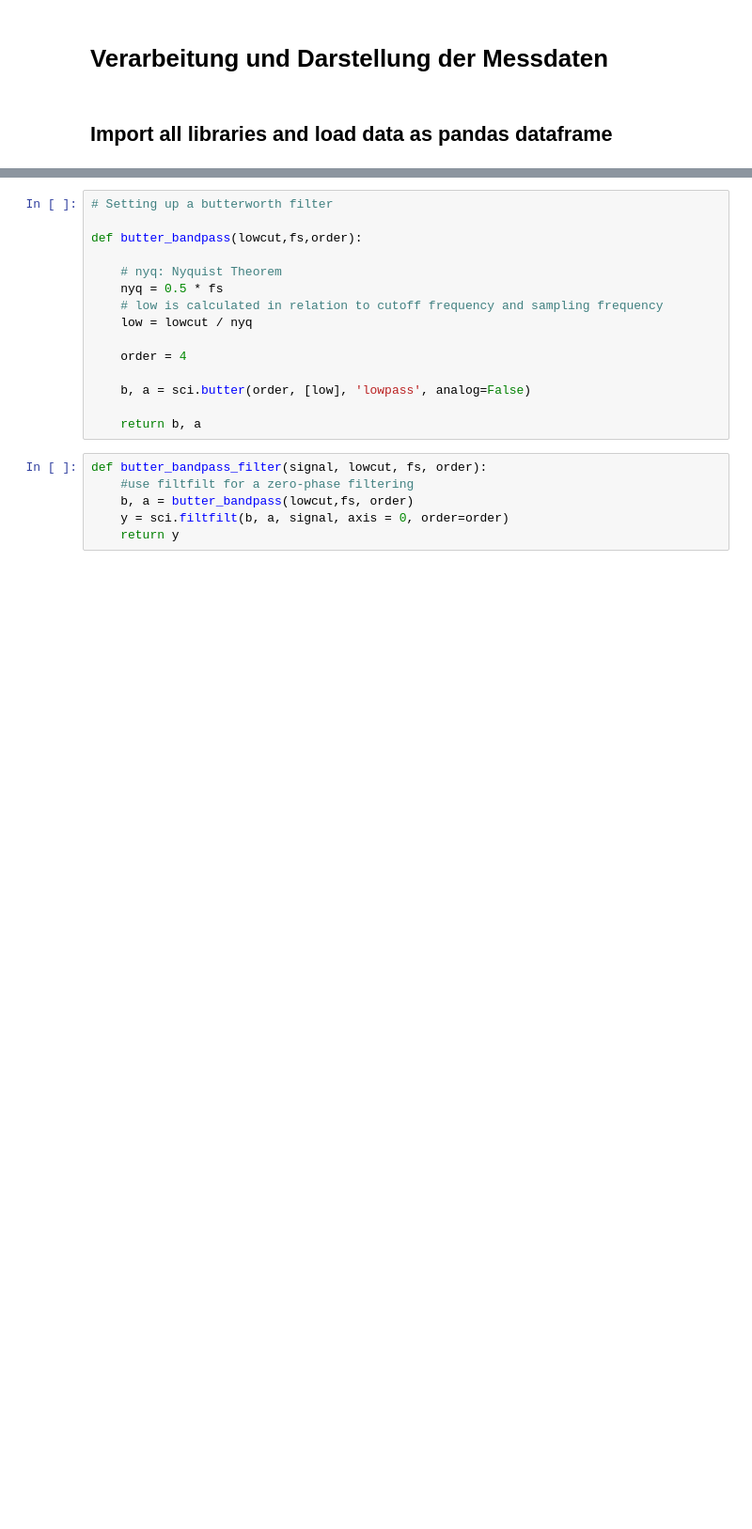
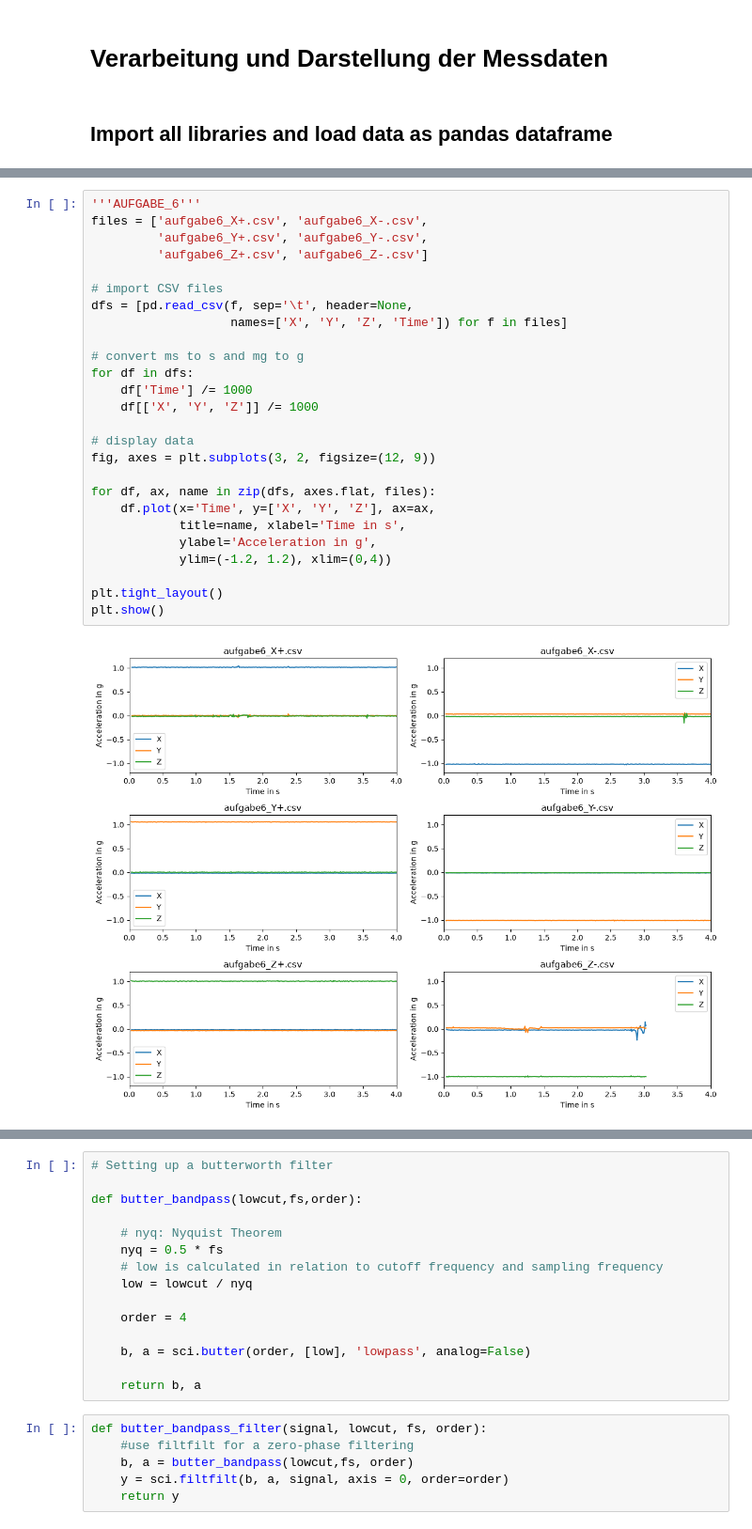
Before and after one commit to P-M16/Labor_Biosignalverarbeitung, a Jupyter notebook: Lab1_Visualisierung_Messdaten.ipynb, the cells around one changed output, grey strips where cells are left out. Shown at 94% size. Drawn from its saved outputs; the diff is of its cells as text; blank space fills up the shorter version.

```diff
--- a/Lab1_Visualisierung_Messdaten.ipynb
+++ b/Lab1_Visualisierung_Messdaten.ipynb
@@ -35,3 +80,31 @@ df.plot(x='Time', y=['X', 'Y', 'Z'], ylabel='Acceleration in g',
+# %%
+'''AUFGABE_6'''
+files = ['aufgabe6_X+.csv', 'aufgabe6_X-.csv',
+         'aufgabe6_Y+.csv', 'aufgabe6_Y-.csv',
+         'aufgabe6_Z+.csv', 'aufgabe6_Z-.csv']
+
+# import CSV files
+dfs = [pd.read_csv(f, sep='\t', header=None,
+                   names=['X', 'Y', 'Z', 'Time']) for f in files]
+
+# convert ms to s and mg to g
+for df in dfs:
+    df['Time'] /= 1000
+    df[['X', 'Y', 'Z']] /= 1000
+
+# display data
+fig, axes = plt.subplots(3, 2, figsize=(12, 9))
+
+for df, ax, name in zip(dfs, axes.flat, files):
+    df.plot(x='Time', y=['X', 'Y', 'Z'], ax=ax,
+            title=name, xlabel='Time in s',
+            ylabel='Acceleration in g',
+            ylim=(-1.2, 1.2), xlim=(0,4))
+
+plt.tight_layout()
+plt.show()
+# %% [output]
+[figure, added]
 # %% [markdown]
 # Filter acceleration data applying different filter techniques
 ## Bandpass filter (Butterworth 4. order)
```
Also changed, not shown: parts of 4 cells of this notebook, 6 other files.
